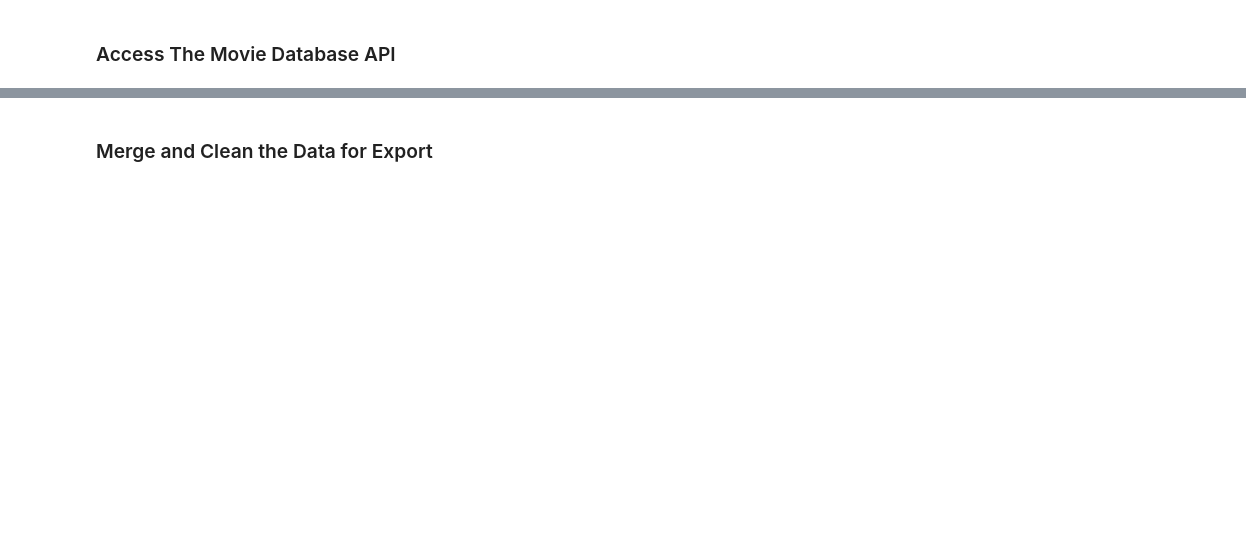
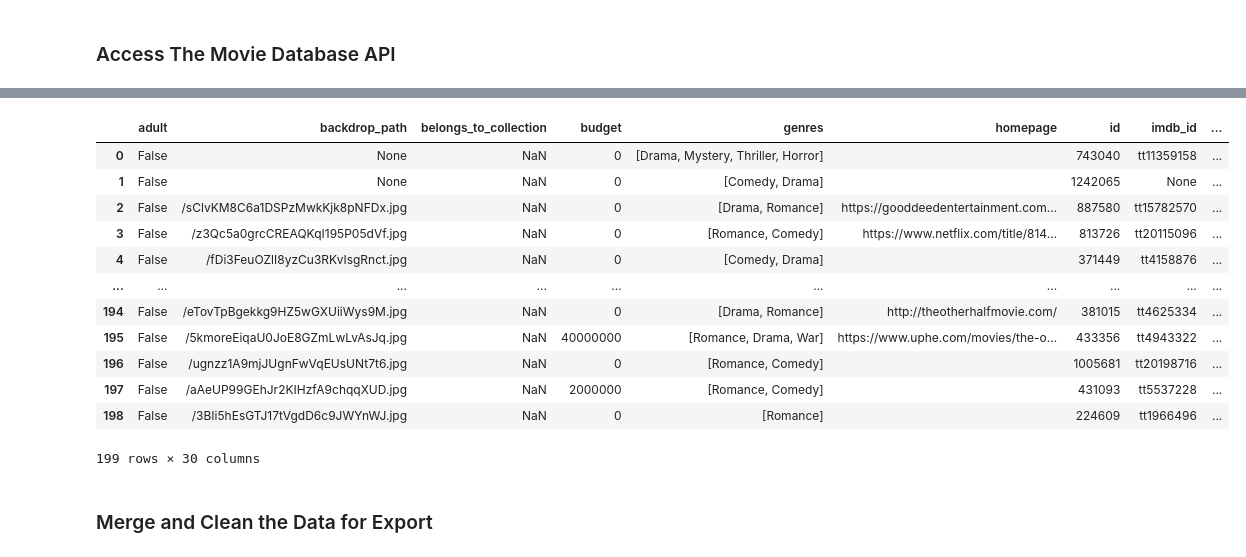
Before and after one commit to oigwe-frx/data-sourcing-challenge, a Jupyter notebook: retrieve_movie_data.ipynb, the cells around one changed output, grey strips where cells are left out. Drawn from its saved outputs; the diff is of its cells as text; code cells hidden in the pictures; blank space fills up the shorter version.

```diff
--- a/retrieve_movie_data.ipynb
+++ b/retrieve_movie_data.ipynb
@@ -170,12 +154,12 @@ reviews_df
 
 
 def extract_title(row):
-    match = re.search(r'\u2018(.*?)\u2019', row)
+    # Search for text between Unicode quotes, and exclude any trailing " Review" if present
+    match = re.search(r'\u2018(.*?)\u2019(?: Review)?', row)
     if match:
-        # Append " Review" to the extracted title
-        return match.group(1) + " Review"
-    return None  # Return None or some default value if no match is found
-
+        # Return just the captured title part
+        return match.group(1)
+    return None  # Return None if no match is found
 
 # Create a new column "title" by applying the extract_title function to "headline.main"
 reviews_df["title"] = reviews_df["headline.main"].apply(extract_title)
@@ -267,6 +251,14 @@ def extract_english_name(language_list):
         if item['english_name']:
           extracted_genres.append(f"{item['english_name']}")
     return extracted_genres
+
+# Function to Extract Production Country of Movie
+def extract_production_country(country_list):
+    extracted_countries = []
+    for item in country_list:
+        # Extract the country_list' into a list
+        extracted_countries.append(f"{item['name']}")
+    return extracted_countries
 # %%
 
 # Prepare The Movie Database query
@@ -313,7 +305,7 @@ for title in titles:
           f"https://api.themoviedb.org/3/movie/{response_movies_id}",
           headers=headers
         )
-
+        print(response_full_details.json())
         # Extract the genre names into a list
         response_genres = extract_genres(response_full_details.json()["genres"])
 
@@ -321,14 +313,15 @@ for title in titles:
         response_spoken_languages = extract_english_name(response_full_details.json()["spoken_languages"])
 
         # Extract the production_countries' name into a list
-        response_production_countries = response_full_details.json()["production_countries"]
+        response_production_countries = extract_production_country(response_full_details.json()["production_countries"])
 
         # Add the relevant data to a dictionary and
         # append it to the tmdb_movies_list list
-        tmdb_movies_list = tmdb_movies_list.append({
+        tmdb_movies_list.append({
+            **response_full_details.json(),
             "genres": response_genres,
-            "spoken languages": response_spoken_languages,
-            "production countries": response_production_countries
+            "spoken_languages": response_spoken_languages,
+            "production_countries": response_production_countries
 
         })
 
@@ -358,5 +377,21 @@ TypeError: list indices must be integers or slices, not str
 # %%
 # Convert the results to a DataFrame
+tmdb_search_results_df = pd.json_normalize(tmdb_movies_list)
+tmdb_search_results_df
+# %% [output]
+|  | adult | backdrop_path | belongs_to_collection | budget | genres | homepage | id | imdb_id | ... |
+| 0 | False | None | NaN | 0 | [Drama, Mystery, Thriller, Horror] |  | 743040 | tt11359158 | ... |
+| 1 | False | None | NaN | 0 | [Comedy, Drama] |  | 1242065 | None | ... |
+| 2 | False | /sClvKM8C6a1DSPzMwkKjk8pNFDx.jpg | NaN | 0 | [Drama, Romance] | https://gooddeedentertainment.com... | 887580 | tt15782570 | ... |
+| 3 | False | /z3Qc5a0grcCREAQKqI195P05dVf.jpg | NaN | 0 | [Romance, Comedy] | https://www.netflix.com/title/814... | 813726 | tt20115096 | ... |
+| 4 | False | /fDi3FeuOZlI8yzCu3RKvIsgRnct.jpg | NaN | 0 | [Comedy, Drama] |  | 371449 | tt4158876 | ... |
+| ... | ... | ... | ... | ... | ... | ... | ... | ... | ... |
+| 194 | False | /eTovTpBgekkg9HZ5wGXUiiWys9M.jpg | NaN | 0 | [Drama, Romance] | http://theotherhalfmovie.com/ | 381015 | tt4625334 | ... |
+| 195 | False | /5kmoreEiqaU0JoE8GZmLwLvAsJq.jpg | NaN | 40000000 | [Romance, Drama, War] | https://www.uphe.com/movies/the-o... | 433356 | tt4943322 | ... |
+| 196 | False | /ugnzz1A9mjJUgnFwVqEUsUNt7t6.jpg | NaN | 0 | [Romance, Comedy] |  | 1005681 | tt20198716 | ... |
+| 197 | False | /aAeUP99GEhJr2KIHzfA9chqqXUD.jpg | NaN | 2000000 | [Romance, Comedy] |  | 431093 | tt5537228 | ... |
+| 198 | False | /3BIi5hEsGTJ17tVgdD6c9JWYnWJ.jpg | NaN | 0 | [Romance] |  | 224609 | tt1966496 | ... |
+199 rows × 30 columns
 # %% [markdown]
 ### Merge and Clean the Data for Export
 # %%
```
Also changed, not shown: parts of 10 cells of this notebook.
